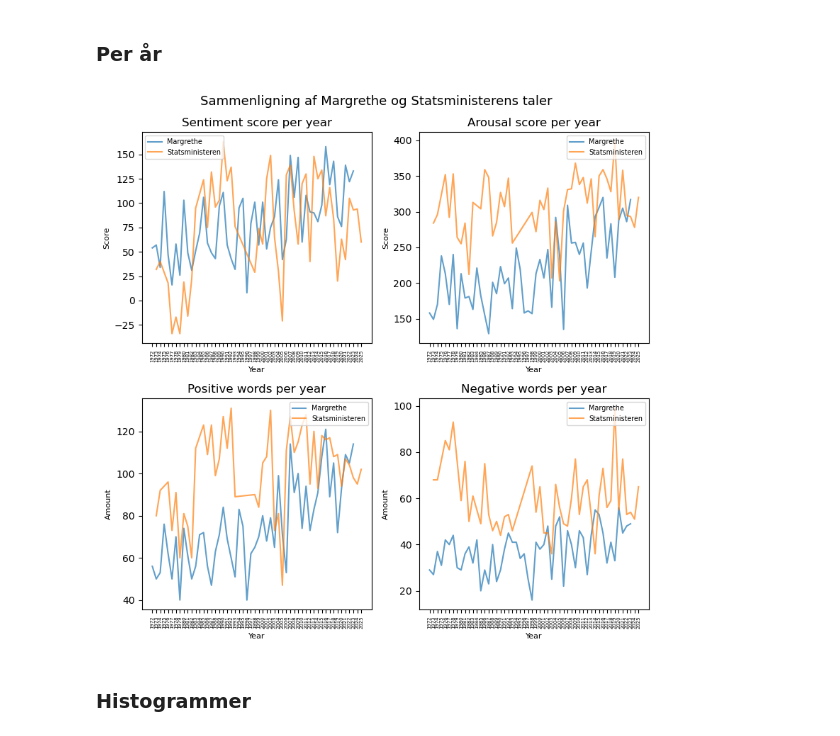
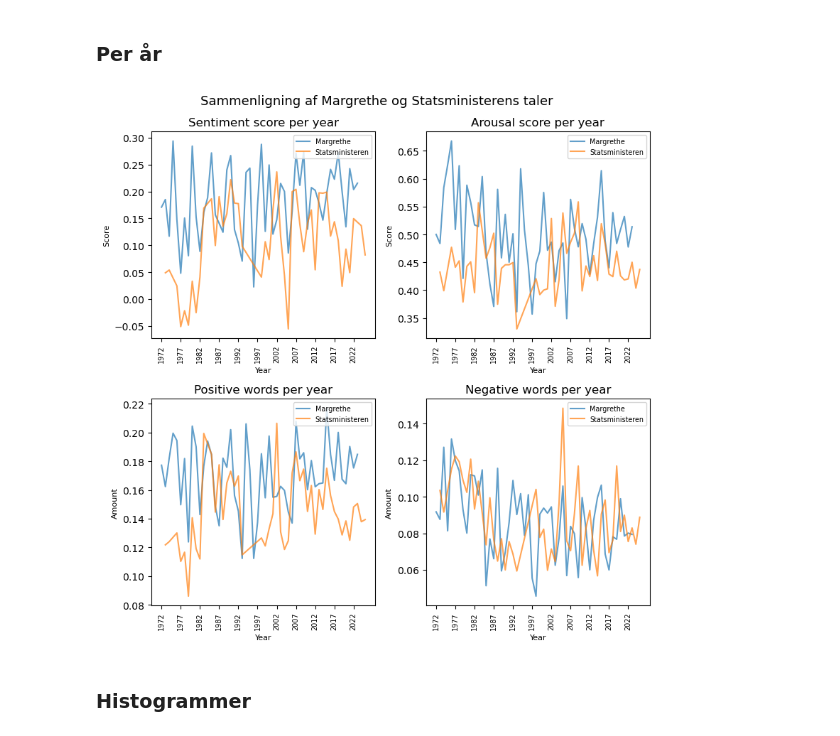
Before and after one commit to ChristianDTU/Nyt-rstaler, a Jupyter notebook: sentiment_score_and_arousal.ipynb, the cells around one changed output. Cells and saved outputs as stored; diff of their text form; code cells hidden in the pictures.

```diff
--- a/sentiment_score_and_arousal.ipynb
+++ b/sentiment_score_and_arousal.ipynb
@@ -95,6 +95,7 @@ def calculate_score(path):
     score_dict["speech_name"] = []
     score_dict["speaker_name"] = []
     score_dict["year"] = []
+    score_dict["number_of_tokens"] = []
     score_dict["sentiment_score"] = []
     score_dict["arousal_score"] = []
     score_dict["positive_words"] = []
@@ -139,10 +140,11 @@ def calculate_score(path):
         score_dict["speech_name"].append(file)
         score_dict["speaker_name"].append(speaker_name)
         score_dict["year"].append(year)
-        score_dict["sentiment_score"].append(sentiment_score)
-        score_dict["arousal_score"].append(arousal_score)
-        score_dict["positive_words"].append(positive_words)
-        score_dict["negative_words"].append(negative_words)
+        score_dict["number_of_tokens"].append(len(tokens))
+        score_dict["sentiment_score"].append(sentiment_score/len(tokens))
+        score_dict["arousal_score"].append(arousal_score/len(tokens))
+        score_dict["positive_words"].append(positive_words/len(tokens))
+        score_dict["negative_words"].append(negative_words/len(tokens))
 
     sentiment_analysis = pd.DataFrame(score_dict)
     return sentiment_analysis
@@ -354,40 +356,44 @@ axis[0,0].plot(Margrethe_dataframe["year"],Margrethe_dataframe["sentiment_score"
 axis[0,0].plot(Statsministeren_dataframe["year"],Statsministeren_dataframe["sentiment_score"], alpha=0.7, label = "Statsministeren")
 axis[0,0].set_title("Sentiment score per year", fontsize = 12)
 axis[0,0].set_xlabel('Year',fontsize = 8)
-axis[0,0].tick_params(axis="x", labelsize=5, rotation=90)
+axis[0,0].set_xticks(Margrethe_dataframe["year"][::5])
+axis[0,0].tick_params(axis="x", labelsize=7, rotation=90)
 axis[0,0].set_ylabel('Score',fontsize = 8)
-axis[0,0].legend(loc='upper left',fontsize = 'x-small')
+axis[0,0].legend(loc='upper right',fontsize = 'x-small')
 
 # #arousal_score pr year
 axis[0,1].plot(Margrethe_dataframe["year"],Margrethe_dataframe["arousal_score"], alpha=0.7, label = "Margrethe")
 axis[0,1].plot(Statsministeren_dataframe["year"],Statsministeren_dataframe["arousal_score"], alpha=0.7, label = "Statsministeren")
 axis[0,1].set_title("Arousal score per year", fontsize = 12)
 axis[0,1].set_xlabel('Year',fontsize = 8)
-axis[0,1].tick_params(axis="x", labelsize=5, rotation=90)
+axis[0,1].set_xticks(Margrethe_dataframe["year"][::5])
+axis[0,1].tick_params(axis="x", labelsize=7, rotation=90)
 axis[0,1].set_ylabel('Score',fontsize = 8)
 axis[0,1].legend(loc='upper right',fontsize = 'x-small')
 
 #Positive words per year
 axis[1,0].plot(Margrethe_dataframe["year"],Margrethe_dataframe["positive_words"], alpha=0.7, label = "Margrethe")
 axis[1,0].plot(Statsministeren_dataframe["year"],Statsministeren_dataframe["positive_words"], alpha=0.7, label = "Statsministeren")
 axis[1,0].set_title("Positive words per year", fontsize = 12)
 axis[1,0].set_xlabel('Year',fontsize = 8)
-axis[1,0].tick_params(axis="x", labelsize=5, rotation=90)
+axis[1,0].set_xticks(Margrethe_dataframe["year"][::5])
+axis[1,0].tick_params(axis="x", labelsize=7, rotation=90)
 axis[1,0].set_ylabel('Amount',fontsize = 8)
 axis[1,0].legend(loc='upper right',fontsize = 'x-small')
 
 
 # Negative words per year
 axis[1,1].plot(Margrethe_dataframe["year"],Margrethe_dataframe["negative_words"], alpha=0.7, label = "Margrethe")
 axis[1,1].plot(Statsministeren_dataframe["year"],Statsministeren_dataframe["negative_words"], alpha=0.7, label = "Statsministeren")
 axis[1,1].set_title("Negative words per year", fontsize = 12)
 axis[1,1].set_xlabel('Year',fontsize = 8)
-axis[1,1].tick_params(axis="x", labelsize=5, rotation=90)
+axis[1,1].set_xticks(Margrethe_dataframe["year"][::5])
+axis[1,1].tick_params(axis="x", labelsize=7, rotation=90)
 axis[1,1].set_ylabel('Amount',fontsize = 8)
 axis[1,1].legend(loc='upper right',fontsize = 'x-small')
 plt.tight_layout()
 # %% [output]
-[figure, old version]
+[figure, new version]
 # %% [markdown]
 ### Histogrammer
 # %%
```
Also changed, not shown: parts of 7 cells of this notebook.
